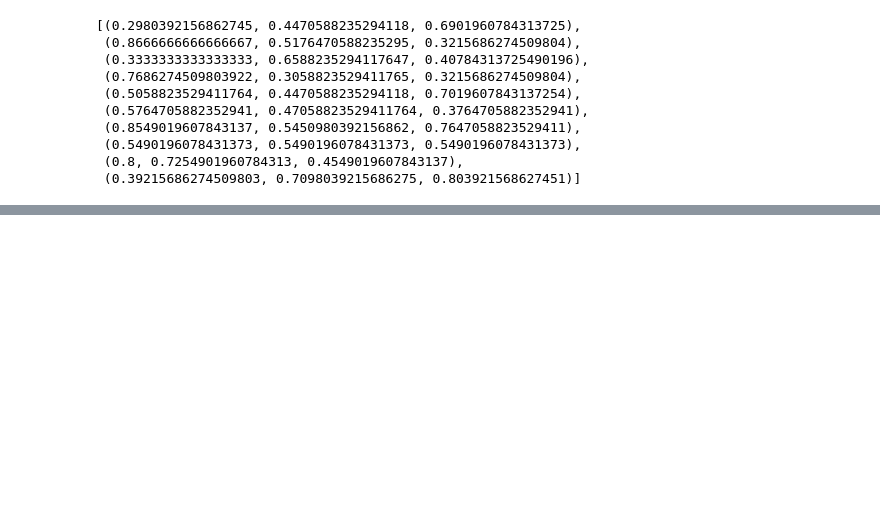
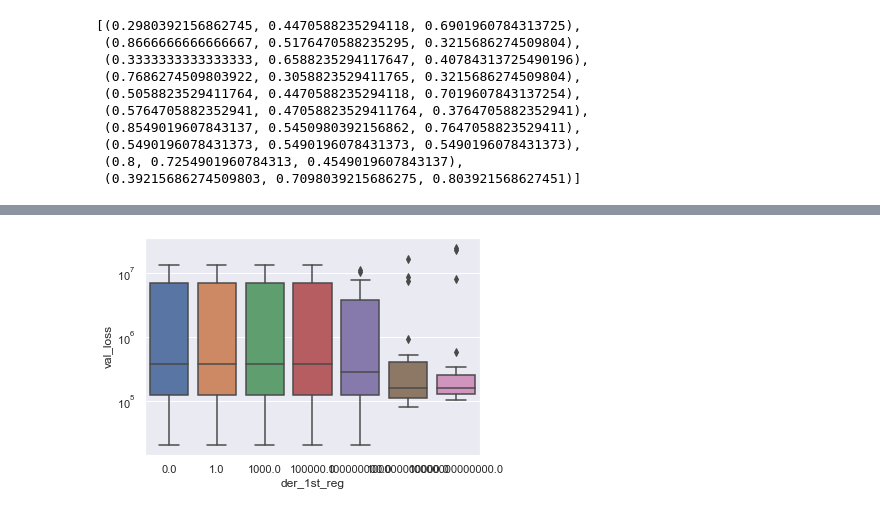
Before and after one commit to sailab-code/learning-sidarthe, a Jupyter notebook: analyze_derivative_regularization_experiments.ipynb, the cells around one changed output, grey strips where cells are left out. Drawn from its saved outputs; the diff is of its cells as text; code cells hidden in the pictures; blank space fills up the shorter version.

```diff
--- a/analyze_derivative_regularization_experiments.ipynb
+++ b/analyze_derivative_regularization_experiments.ipynb
@@ -215,0 +216,5 @@ plot = sns.boxplot(data=df, x='der_1st_reg', y='der_1st_norm')
+# %%
+plot = sns.boxplot(data=df, x='der_1st_reg', y='val_loss')
+plot.set_yscale('log')
+# %% [output]
+[figure, added]
```
Also changed, not shown: parts of 5 cells of this notebook, 6 other files.
